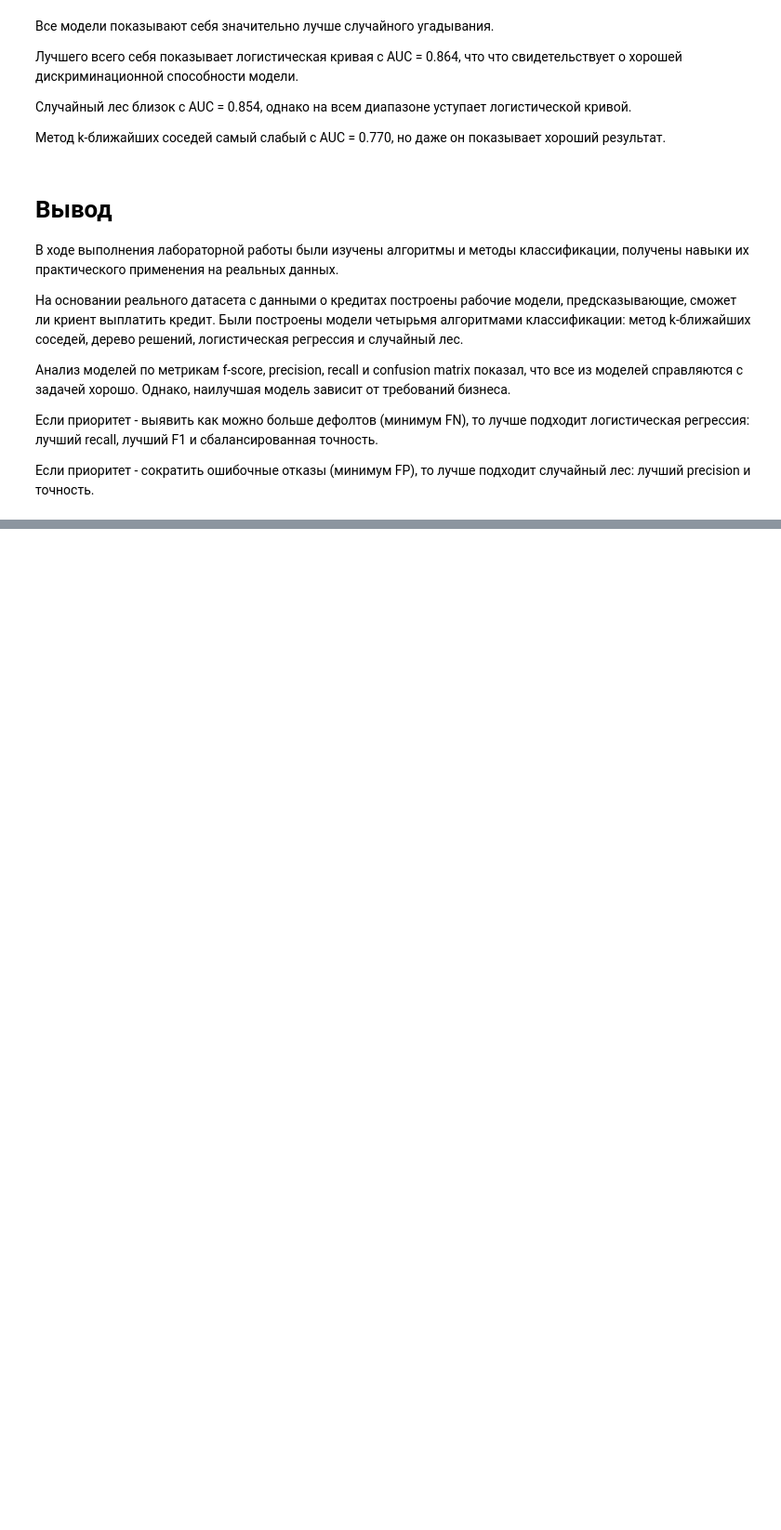
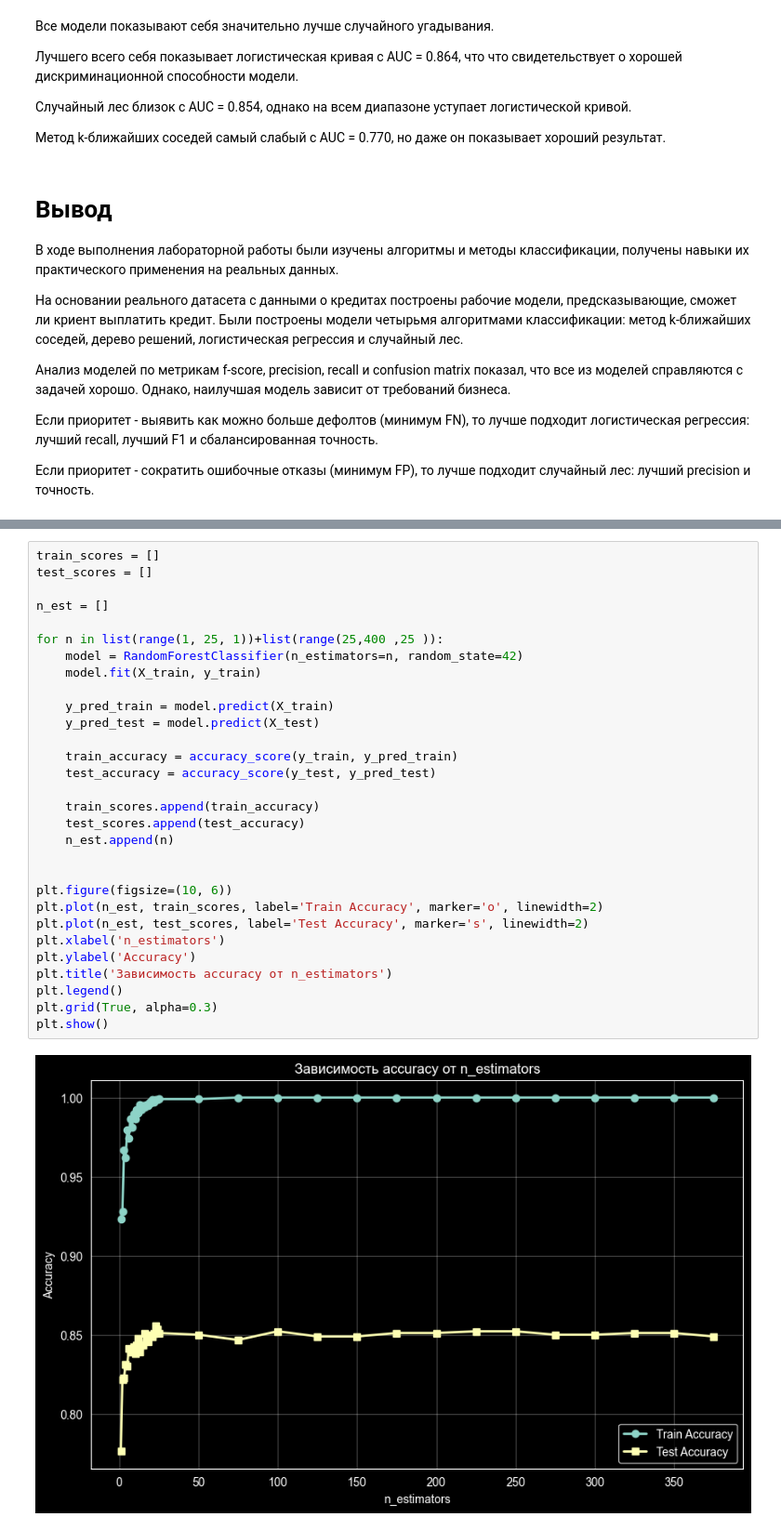
Before and after one commit to thatusualguy/DA-Intro, a Jupyter notebook: lab5/ЛР5_Рыбаков_4.ipynb, the cells around one changed output, grey strips where cells are left out. Shown at 93% size. Cells and saved outputs as stored; diff of their text form; blank space fills up the shorter version.

```diff
--- a/lab5/ЛР5_Рыбаков_4.ipynb
+++ b/lab5/ЛР5_Рыбаков_4.ipynb
@@ -275,0 +344,32 @@ plt.show()
+# %%
+train_scores = []
+test_scores = []
+
+n_est = []
+
+for n in list(range(1, 25, 1))+list(range(25,400 ,25 )):
+    model = RandomForestClassifier(n_estimators=n, random_state=42)
+    model.fit(X_train, y_train)
+
+    y_pred_train = model.predict(X_train)
+    y_pred_test = model.predict(X_test)
+
+    train_accuracy = accuracy_score(y_train, y_pred_train)
+    test_accuracy = accuracy_score(y_test, y_pred_test)
+
+    train_scores.append(train_accuracy)
+    test_scores.append(test_accuracy)
+    n_est.append(n)
+
+
+plt.figure(figsize=(10, 6))
+plt.plot(n_est, train_scores, label='Train Accuracy', marker='o', linewidth=2)
+plt.plot(n_est, test_scores, label='Test Accuracy', marker='s', linewidth=2)
+plt.xlabel('n_estimators')
+plt.ylabel('Accuracy')
+plt.title('Зависимость accuracy от n_estimators')
+plt.legend()
+plt.grid(True, alpha=0.3)
+plt.show()
+# %% [output]
+[figure, added]
```
Also changed, not shown: parts of 8 cells of this notebook.
